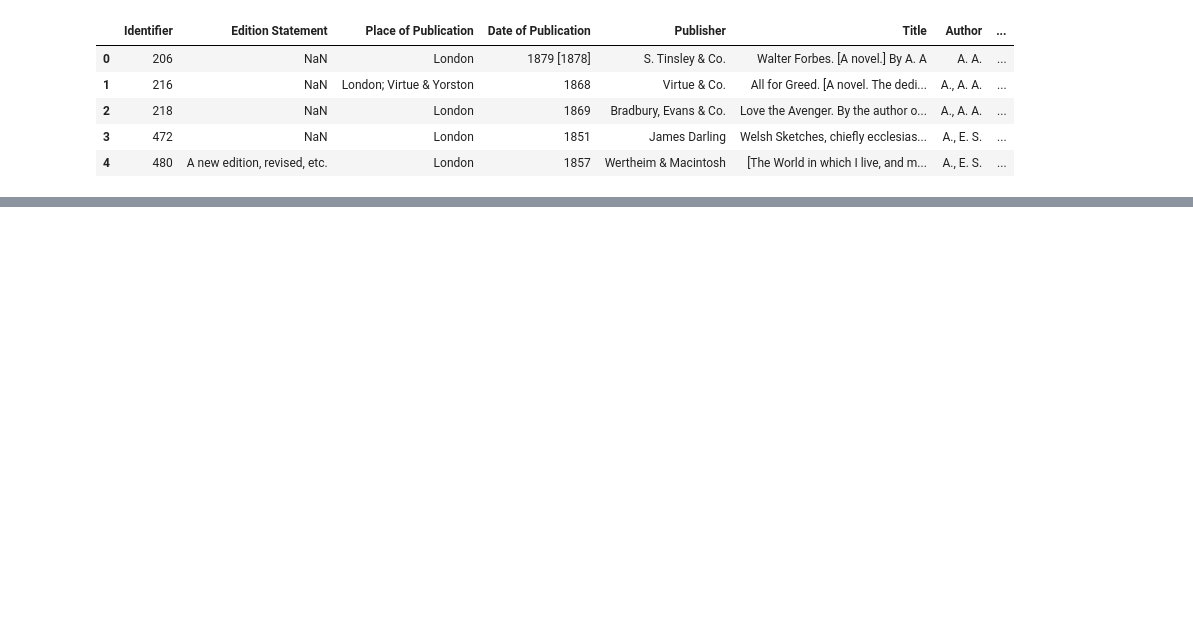
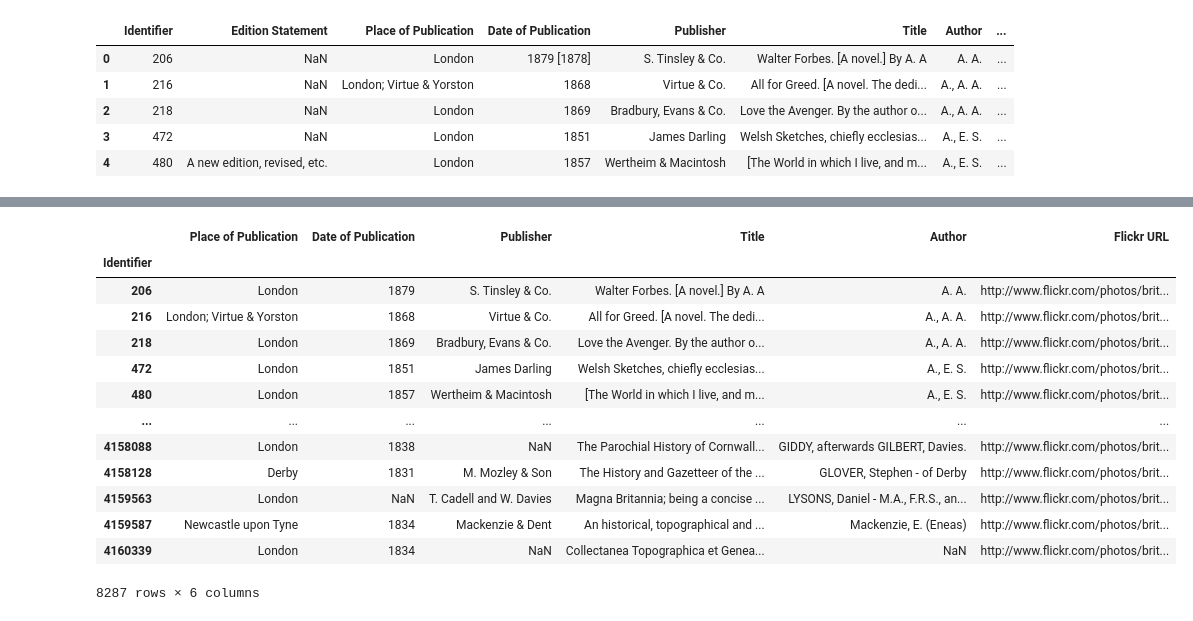
Before and after one commit to jeffulgencio/Python-Coding, a Jupyter notebook: Data Cleansing/Data Cleansing.ipynb, the cells around one changed output, grey strips where cells are left out. Drawn from its saved outputs; the diff is of its cells as text; code cells hidden in the pictures; blank space fills up the shorter version.

```diff
--- a/Data Cleansing/Data Cleansing.ipynb
+++ b/Data Cleansing/Data Cleansing.ipynb
@@ -14,0 +43,13 @@ df.head()
+# %%
+#drop columns that we will not clean-up
+to_drop = ['Edition Statement',
+           'Corporate Author',
+           'Corporate Contributors',
+           'Former owner',
+           'Engraver',
+           'Contributors',
+           'Issuance type',
+           'Shelfmarks']
+
+df.drop(to_drop, inplace = True, axis = 1)
+df.head()
@@ -14,0 +63,4 @@ df.head()
+# %%
+# set Identifier field as our index
+df.set_index('Identifier', inplace = True)
+df.head()
@@ -14,0 +96,16 @@ df.head()
+# %%
+# create a function to clean-up unwanted characters and use apply to run the function
+unwanted_characters = ['[', ',', '-']
+
+def clean_dates(dop):
+    dop = str(dop)
+    if dop.startswith('[') or dop == 'nan':
+        return 'NaN'
+    for character in unwanted_characters:
+        if character in dop:
+            character_index = dop.find(character)
+            dop = dop[:character_index]
+    return dop
+
+df['Date of Publication'] = df['Date of Publication'].apply(clean_dates)
+df.head()
@@ -14,0 +120,17 @@ df.head()
+# %%
+df
+# %% [output]
+|  | Place of Publication | Date of Publication | Publisher | Title | Author | Flickr URL |
+| Identifier |  |  |  |  |  |  |
+| 206 | London | 1879 | S. Tinsley & Co. | Walter Forbes. [A novel.] By A. A | A. A. | http://www.flickr.com/photos/brit... |
+| 216 | London; Virtue & Yorston | 1868 | Virtue & Co. | All for Greed. [A novel. The dedi... | A., A. A. | http://www.flickr.com/photos/brit... |
+| 218 | London | 1869 | Bradbury, Evans & Co. | Love the Avenger. By the author o... | A., A. A. | http://www.flickr.com/photos/brit... |
+| 472 | London | 1851 | James Darling | Welsh Sketches, chiefly ecclesias... | A., E. S. | http://www.flickr.com/photos/brit... |
+| 480 | London | 1857 | Wertheim & Macintosh | [The World in which I live, and m... | A., E. S. | http://www.flickr.com/photos/brit... |
+| ... | ... | ... | ... | ... | ... | ... |
+| 4158088 | London | 1838 | NaN | The Parochial History of Cornwall... | GIDDY, afterwards GILBERT, Davies. | http://www.flickr.com/photos/brit... |
+| 4158128 | Derby | 1831 | M. Mozley & Son | The History and Gazetteer of the ... | GLOVER, Stephen - of Derby | http://www.flickr.com/photos/brit... |
+| 4159563 | London | NaN | T. Cadell and W. Davies | Magna Britannia; being a concise ... | LYSONS, Daniel - M.A., F.R.S., an... | http://www.flickr.com/photos/brit... |
+| 4159587 | Newcastle upon Tyne | 1834 | Mackenzie & Dent | An historical, topographical and ... | Mackenzie, E. (Eneas) | http://www.flickr.com/photos/brit... |
+| 4160339 | London | 1834 | NaN | Collectanea Topographica et Genea... | NaN | http://www.flickr.com/photos/brit... |
+8287 rows × 6 columns
```
Also changed, not shown: parts of 12 cells of this notebook.
